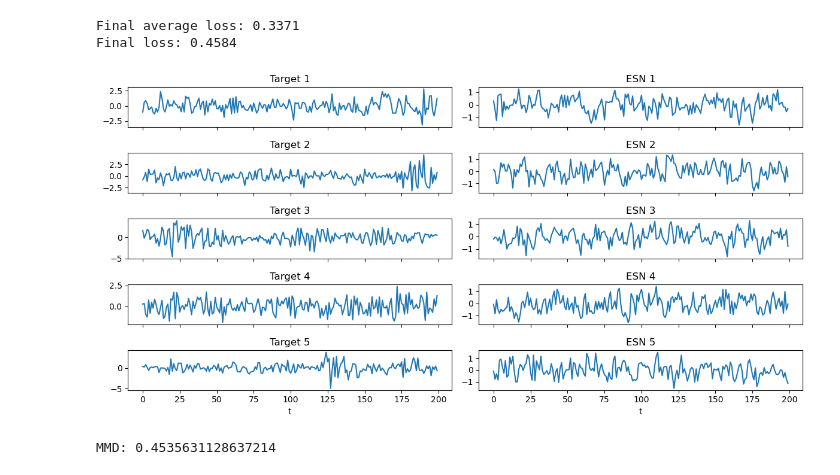
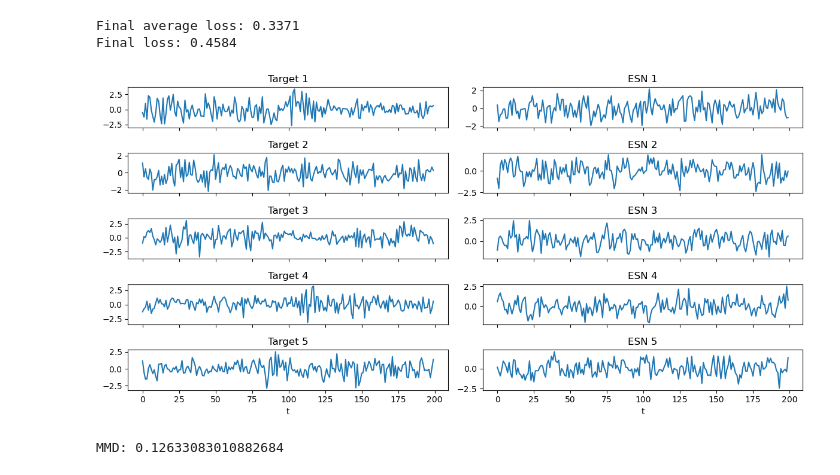
Before and after one commit to omersuder5/My_trial_space, a Jupyter notebook: example_training_GARCH.ipynb, the cells around one changed output. Cells and saved outputs as stored; diff of their text form; code cells hidden in the pictures.

Commit message:
use best edit

```diff
--- a/example_training_GARCH.ipynb
+++ b/example_training_GARCH.ipynb
@@ -185,7 +185,7 @@ Note: LR history not stored per epoch yet. Overlay skipped.
 Final average loss: 0.3371
 Final loss: 0.4584
 # %%
-inspection = inspect_run_and_mmd(results, kwargs, n_examples=5, kernel_mmd = None)
+inspection = inspect_run_and_mmd(results, kwargs, n_examples=5, kernel_mmd = None, use_best=True)
 # %% [output]
-[figure, old version]
+[figure, new version]
-MMD: 0.4535631128637214
+MMD: 0.12633083010882684
```
Also changed, not shown: 3 other files.
